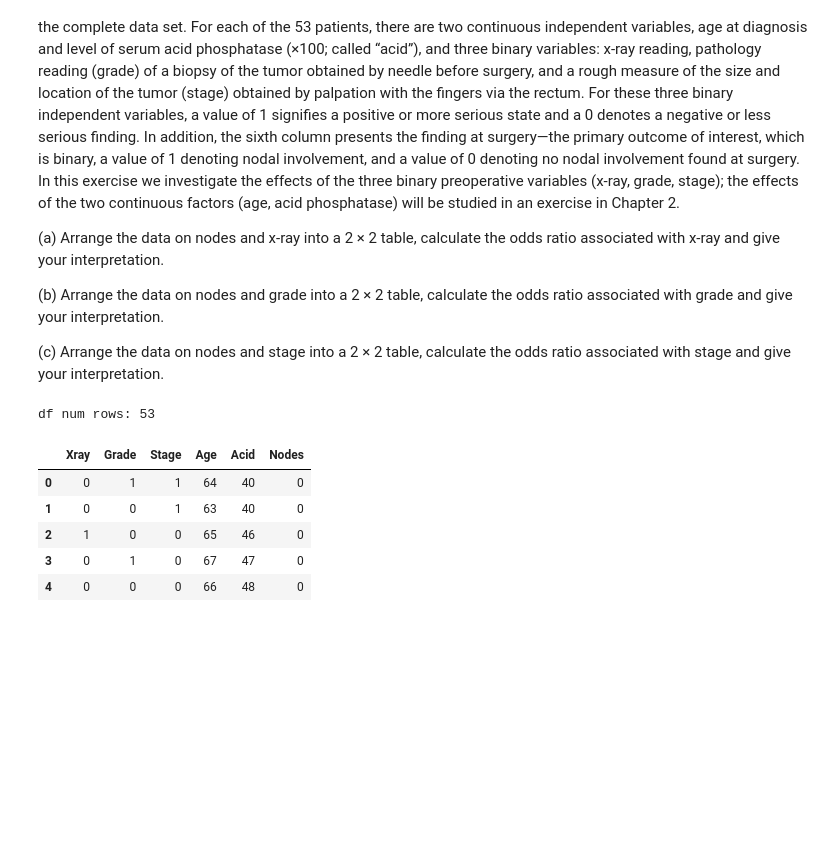
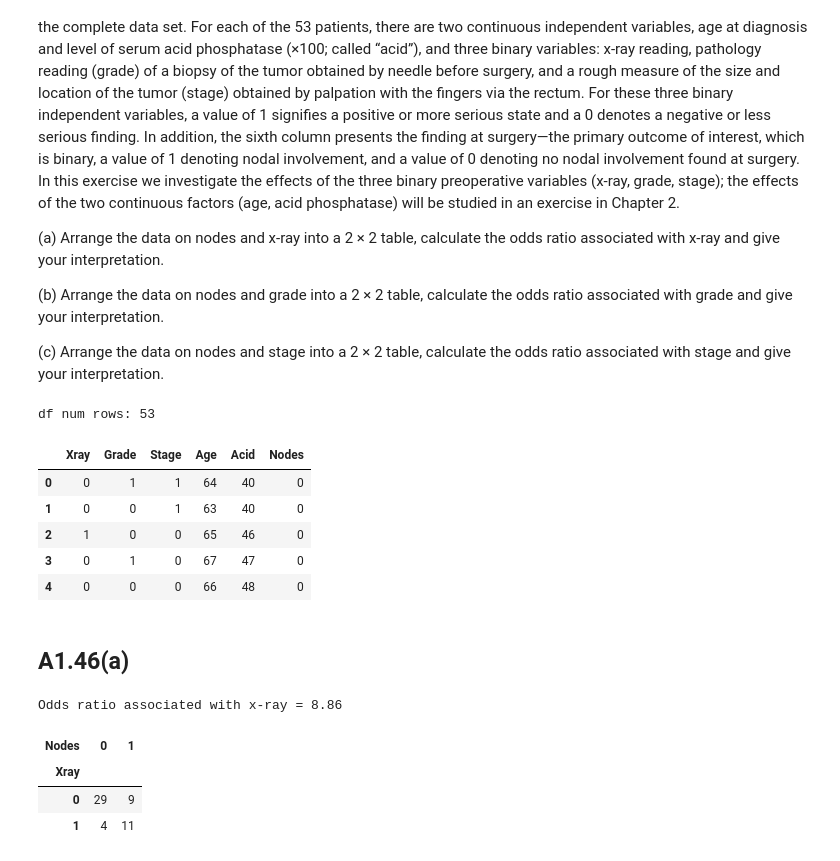
Before and after one commit to jmsdao/intro-biostats-solutions, a Jupyter notebook: Chapter01.ipynb, the cells around one changed output. Cells and saved outputs as stored; diff of their text form; code cells hidden in the pictures; blank space fills up the shorter version.

```diff
--- a/Chapter01.ipynb
+++ b/Chapter01.ipynb
@@ -644,3 +734,24 @@ df num rows: 53
 | 2 | 1 | 0 | 0 | 65 | 46 | 0 |
 | 3 | 0 | 1 | 0 | 67 | 47 | 0 |
 | 4 | 0 | 0 | 0 | 66 | 48 | 0 |
+# %% [markdown]
+## A1.46(a)
+# %%
+tbl = dict()
+odds_ratio = dict()
+for bin_var in ['Xray', 'Grade', 'Stage']:
+    tbl[bin_var] = df[[bin_var, 'Nodes']].groupby([bin_var, 'Nodes']).size().reset_index(name='Count')
+    tbl[bin_var] = tbl[bin_var].pivot(index=bin_var, columns='Nodes')['Count']
+
+    trt_odds = tbl[bin_var].iloc[1, 1] / tbl[bin_var].iloc[1, 0]
+    untrt_odds = tbl[bin_var].iloc[0, 1] / tbl[bin_var].iloc[0, 0]
+    odds_ratio[bin_var] = trt_odds / untrt_odds
+# %%
+print(f"Odds ratio associated with x‐ray = {odds_ratio['Xray'] :.2f}")
+tbl['Xray']
+# %% [output]
+Odds ratio associated with x‐ray = 8.86
+| Nodes | 0 | 1 |
+| Xray |  |  |
+| 0 | 29 | 9 |
+| 1 | 4 | 11 |
```
Also changed, not shown: parts of 20 cells of this notebook.
